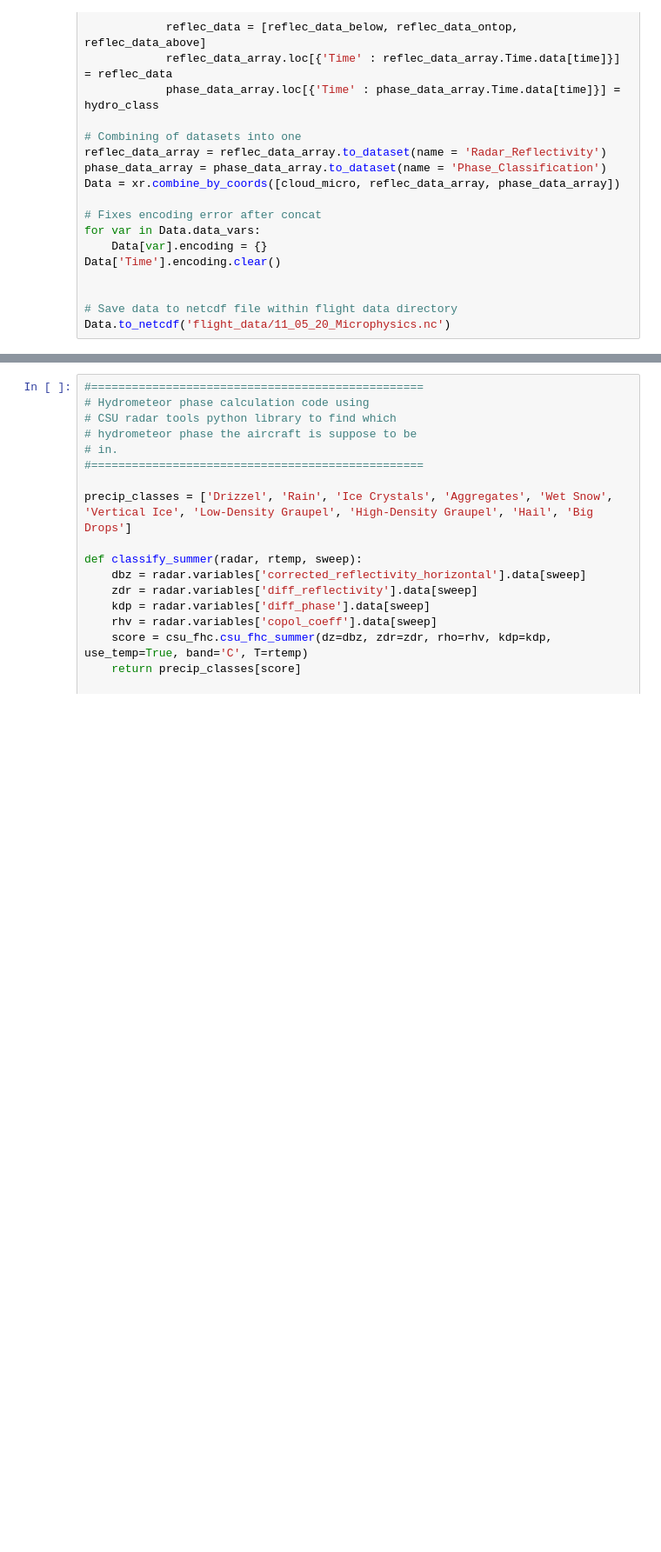
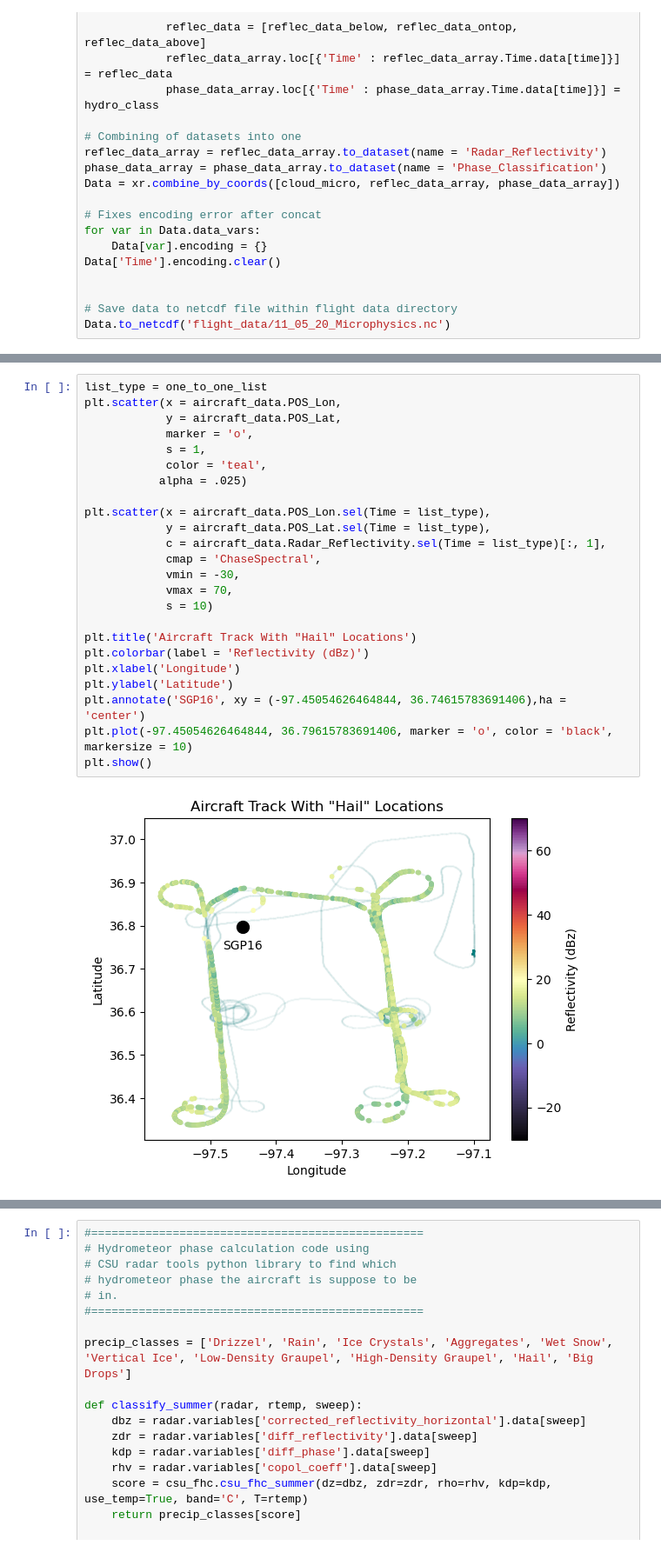
Before and after one commit to brycerrickbeil/2026-SULI-Bryce-Rickbeil, a Jupyter notebook: students/bryce_rickbeil/notebooks/RadCAT.ipynb, the cells around one changed output, grey strips where cells are left out. Shown at 87% size. Saved outputs shown, nothing was run; the diff lists cells and outputs as text; blank space fills up the shorter version.

```diff
--- a/students/bryce_rickbeil/notebooks/RadCAT.ipynb
+++ b/students/bryce_rickbeil/notebooks/RadCAT.ipynb
@@ -538,0 +558,26 @@ plt.show()
+# %%
+list_type = one_to_one_list
+plt.scatter(x = aircraft_data.POS_Lon,
+            y = aircraft_data.POS_Lat,
+            marker = 'o',
+            s = 1,
+            color = 'teal',
+           alpha = .025)
+
+plt.scatter(x = aircraft_data.POS_Lon.sel(Time = list_type),
+            y = aircraft_data.POS_Lat.sel(Time = list_type),
+            c = aircraft_data.Radar_Reflectivity.sel(Time = list_type)[:, 1],
+            cmap = 'ChaseSpectral',
+            vmin = -30,
+            vmax = 70,
+            s = 10)
+
+plt.title('Aircraft Track With "Hail" Locations')
+plt.colorbar(label = 'Reflectivity (dBz)')
+plt.xlabel('Longitude')
+plt.ylabel('Latitude')
+plt.annotate('SGP16', xy = (-97.45054626464844, 36.74615783691406),ha = 'center')
+plt.plot(-97.45054626464844, 36.79615783691406, marker = 'o', color = 'black', markersize = 10)
+plt.show()
+# %% [output]
+[figure, added]
```
Also changed, not shown: parts of 26 cells of this notebook, 1 other file.
